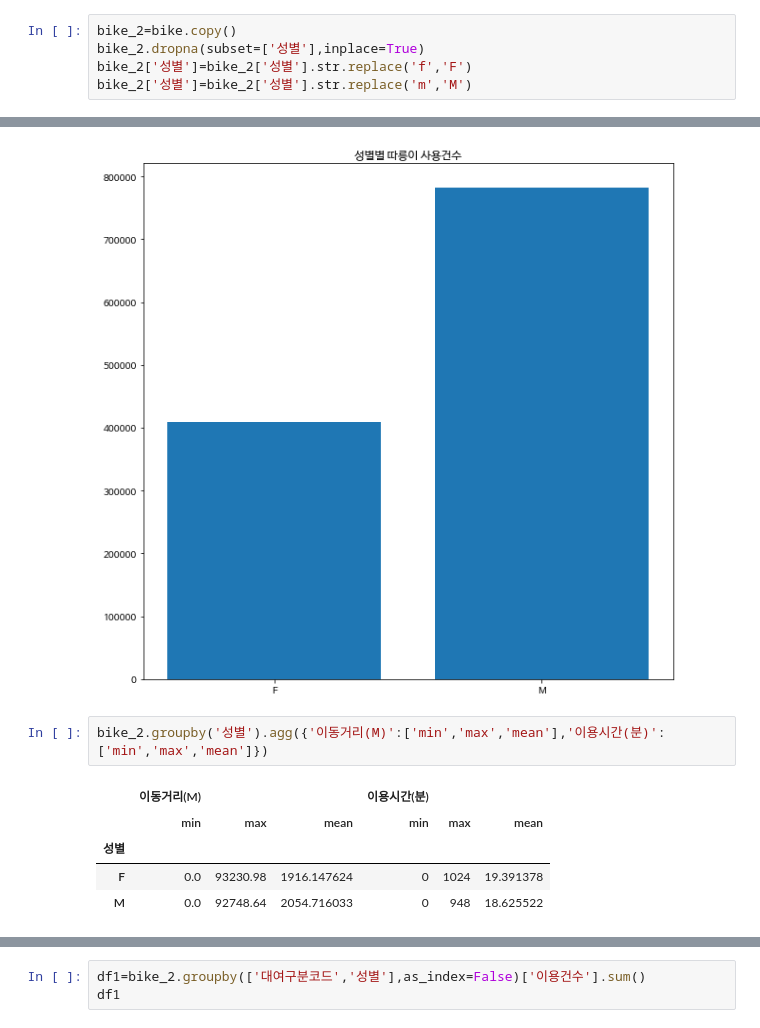
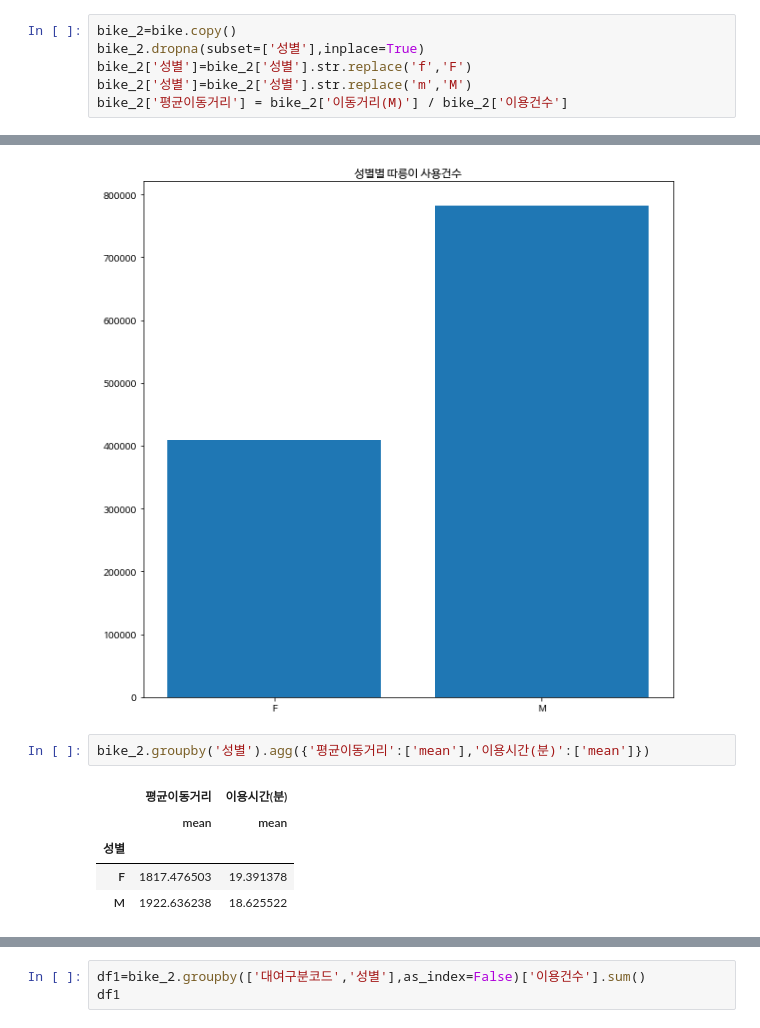
Before and after one commit to Aimerlee123/Python-teamproject, a Jupyter notebook: 파이썬_팀_프로젝트.ipynb, the cells around one changed output, grey strips where cells are left out. Drawn from its saved outputs; the diff is of its cells as text.

```diff
--- a/파이썬_팀_프로젝트.ipynb
+++ b/파이썬_팀_프로젝트.ipynb
@@ -80,3 +122,4 @@ bike_2=bike.copy()
 bike_2.dropna(subset=['성별'],inplace=True)
 bike_2['성별']=bike_2['성별'].str.replace('f','F')
 bike_2['성별']=bike_2['성별'].str.replace('m','M')
+bike_2['평균이동거리'] = bike_2['이동거리(M)'] / bike_2['이용건수']
@@ -90,10 +135,10 @@ plt.show()
 # %% [output]
 [figure]
 # %%
-bike_2.groupby('성별').agg({'이동거리(M)':['min','max','mean'],'이용시간(분)':['min','max','mean']})
+bike_2.groupby('성별').agg({'평균이동거리':['mean'],'이용시간(분)':['mean']})
 # %% [output]
-|  | 이동거리(M) |  |  | 이용시간(분) |  |  |
-|  | min | max | mean | min | max | mean |
-| 성별 |  |  |  |  |  |  |
-| F | 0.0 | 93230.98 | 1916.147624 | 0 | 1024 | 19.391378 |
-| M | 0.0 | 92748.64 | 2054.716033 | 0 | 948 | 18.625522 |
+|  | 평균이동거리 | 이용시간(분) |
+|  | mean | mean |
+| 성별 |  |  |
+| F | 1817.476503 | 19.391378 |
+| M | 1922.636238 | 18.625522 |
```
Also changed, not shown: parts of 18 cells of this notebook.
